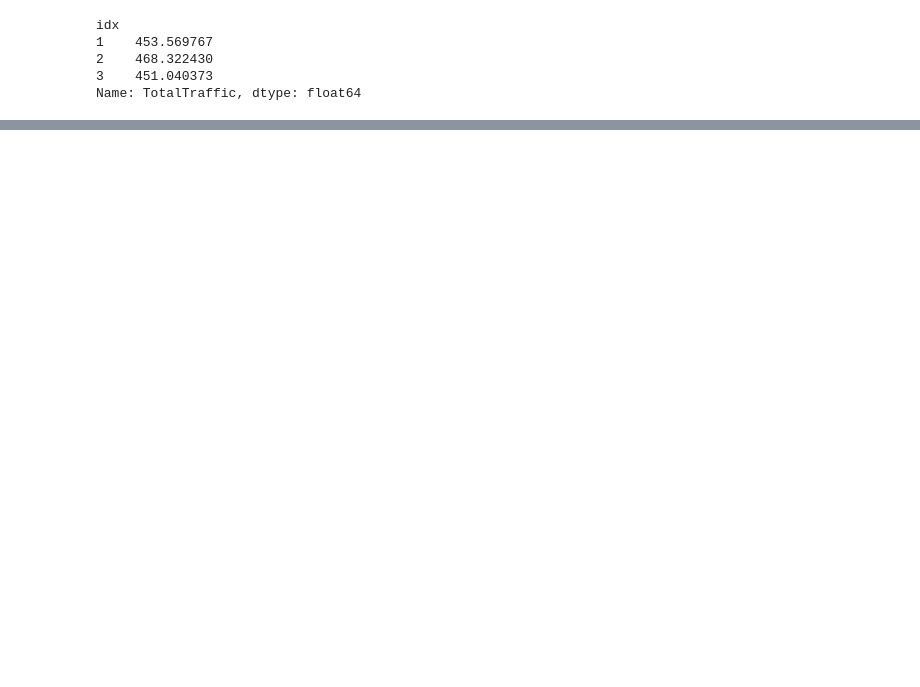
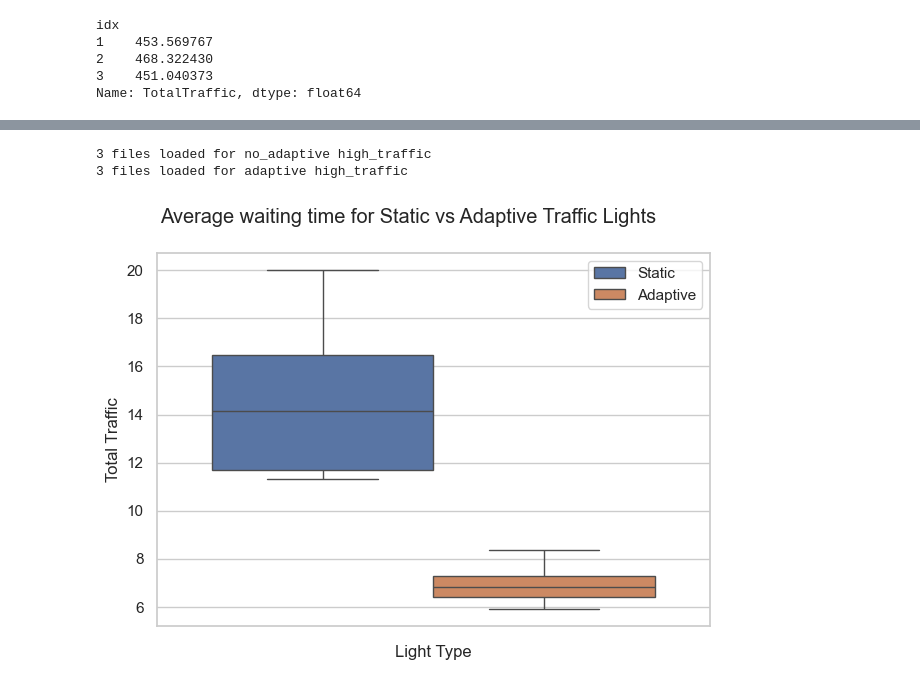
Before and after one commit to Kaszkietio/toast, a Jupyter notebook: src/plots.ipynb, the cells around one changed output, grey strips where cells are left out. Drawn from its saved outputs; the diff is of its cells as text; code cells hidden in the pictures; blank space fills up the shorter version.

```diff
--- a/src/plots.ipynb
+++ b/src/plots.ipynb
@@ -25,0 +97,10 @@ Name: TotalTraffic, dtype: float64
+# %%
+def load_data_exp_avg_waiting_time(lights_type):
+    pds = []
+    for i in range(3):
+        filename = f"metrics/average_waiting_time/{lights_type}_{i+1}.csv"
+        df = pd.read_csv(filename)
+        df["idx"] = i + 1
+        pds.append(df)
+    print(len(pds), "files loaded for", lights_type, traffic_type)
+    return pd.concat(pds, ignore_index=True, axis=0)
@@ -25,0 +124,26 @@ Name: TotalTraffic, dtype: float64
+# %%
+# plt.figure(figsize=(12, 6))
+sns.set_theme(style="whitegrid")
+df_static = load_data_exp_avg_waiting_time(lights_types[0])
+df_adaptive = load_data_exp_avg_waiting_time(lights_types[1])
+
+df_static["type"] = "Static"
+df_adaptive["type"] = "Adaptive"
+df = pd.concat([df_static, df_adaptive], ignore_index=True)
+df = df[df["Time"] > 30.0]
+sns.boxplot(
+    hue = "type",
+    y="AverageWaitingTime",
+    data=df,
+    showfliers=False,
+)
+plt.xlabel("Light Type")
+plt.ylabel("Total Traffic")
+plt.suptitle("Average waiting time for Static vs Adaptive Traffic Lights")
+plt.legend()
+plt.tight_layout()
+plt.show()
+# %% [output]
+3 files loaded for no_adaptive high_traffic
+3 files loaded for adaptive high_traffic
+[figure, added]
```
Also changed, not shown: parts of 15 cells of this notebook, 10 other files.
